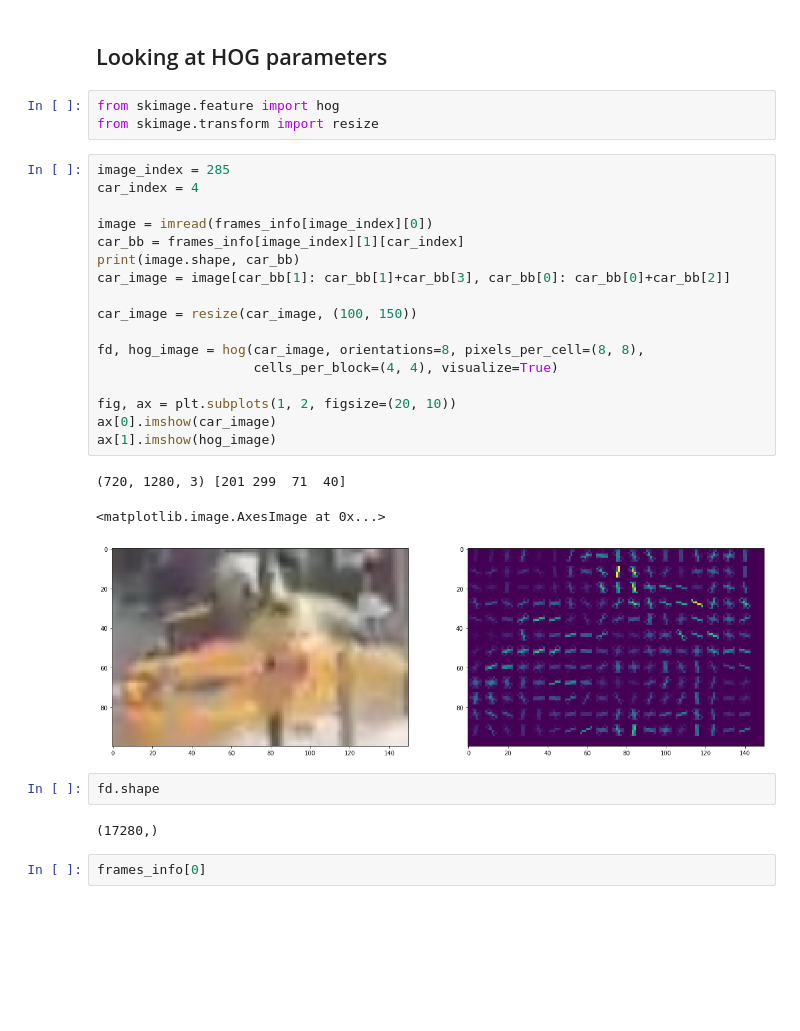
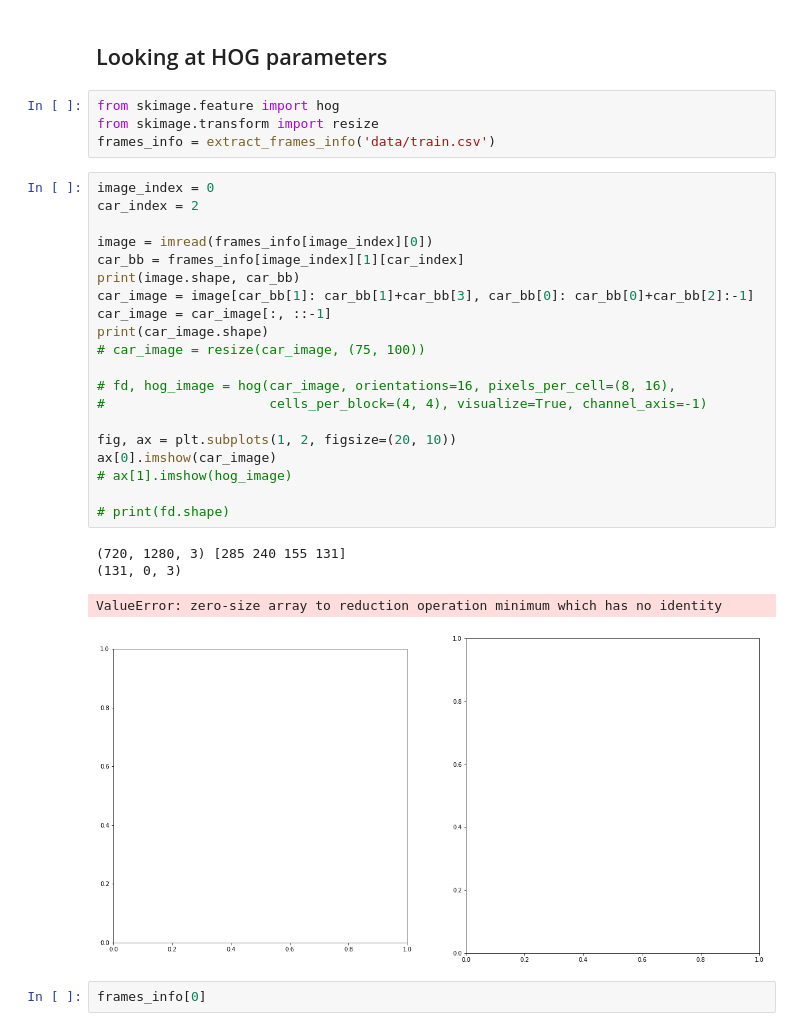
Before and after one commit to Castavo/car-detection, a Jupyter notebook: hog_exploration.ipynb, the cells around one changed output. Saved outputs shown, nothing was run; the diff lists cells and outputs as text; blank space fills up the shorter version.

```diff
--- a/hog_exploration.ipynb
+++ b/hog_exploration.ipynb
@@ -68,31 +63,32 @@ show_image_with_bbs(os.path.join("data", frames_info[index][0]), frames_info[ind
 # %%
 from skimage.feature import hog
 from skimage.transform import resize
+frames_info = extract_frames_info('data/train.csv')
 # %%
-image_index = 285
-car_index = 4
+image_index = 0
+car_index = 2
 
 image = imread(frames_info[image_index][0])
 car_bb = frames_info[image_index][1][car_index]
 print(image.shape, car_bb)
-car_image = image[car_bb[1]: car_bb[1]+car_bb[3], car_bb[0]: car_bb[0]+car_bb[2]]
+car_image = image[car_bb[1]: car_bb[1]+car_bb[3], car_bb[0]: car_bb[0]+car_bb[2]:-1]
+car_image = car_image[:, ::-1]
+print(car_image.shape)
+# car_image = resize(car_image, (75, 100))
 
-car_image = resize(car_image, (100, 150))
-
-fd, hog_image = hog(car_image, orientations=8, pixels_per_cell=(8, 8),
-                    cells_per_block=(4, 4), visualize=True)
+# fd, hog_image = hog(car_image, orientations=16, pixels_per_cell=(8, 16),
+#                     cells_per_block=(4, 4), visualize=True, channel_axis=-1)
 
 fig, ax = plt.subplots(1, 2, figsize=(20, 10))
 ax[0].imshow(car_image)
-ax[1].imshow(hog_image)
+# ax[1].imshow(hog_image)
+
+# print(fd.shape)
 # %% [output]
-(720, 1280, 3) [201 299  71  40]
+(720, 1280, 3) [285 240 155 131]
+(131, 0, 3)
-<matplotlib.image.AxesImage at 0x...>
+ValueError: zero-size array to reduction operation minimum which has no identity
-[figure, old version]
+[figure, new version]
-# %%
-fd.shape
-# %% [output]
-(17280,)
 # %%
 frames_info[0]
 # %% [output]
```
Also changed, not shown: parts of 1 cell of this notebook, 17 other files.
